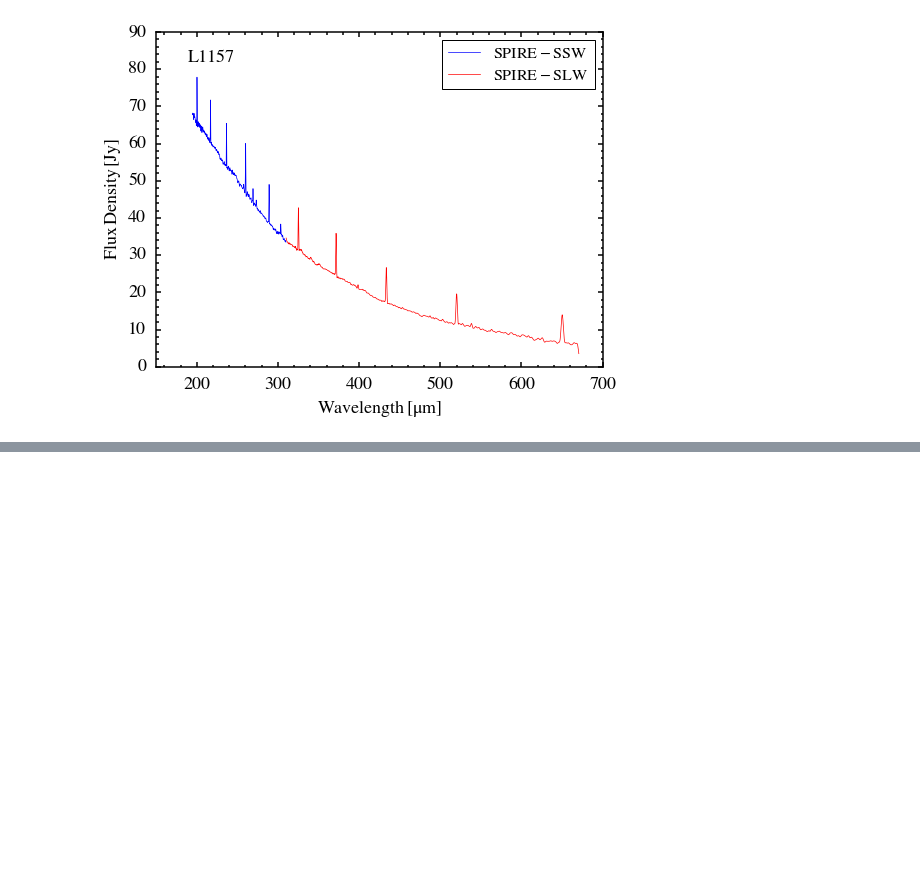
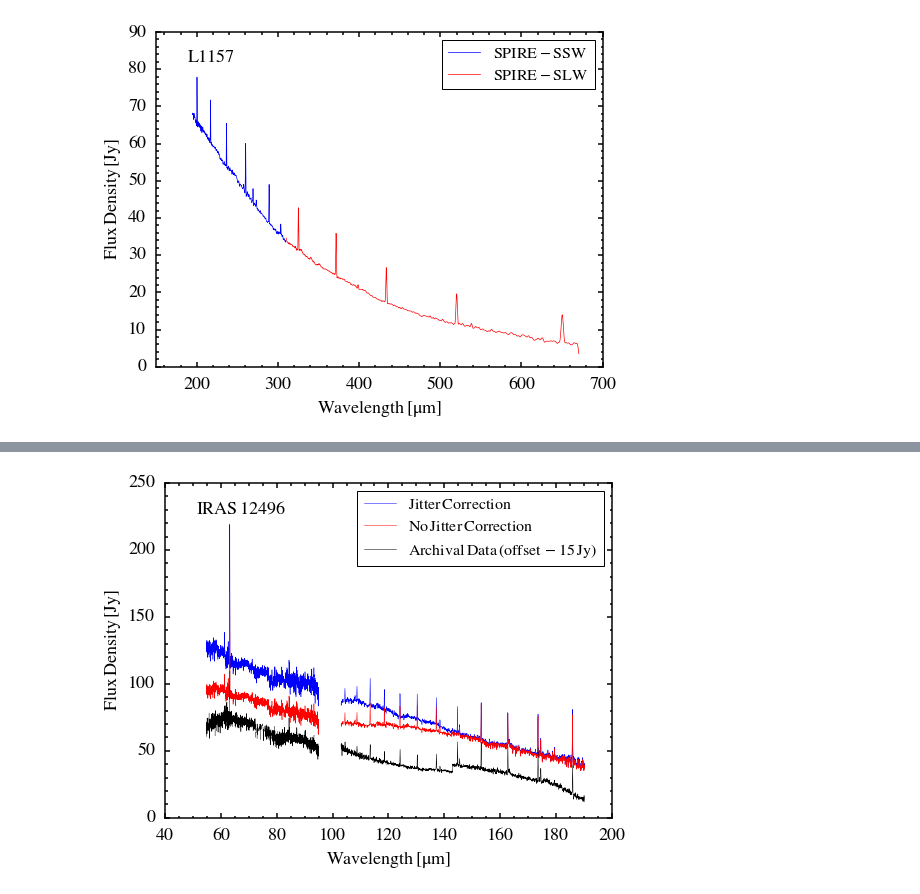
Before and after one commit to yaolun/sa, a Jupyter notebook: Untitled.ipynb, the cells around one changed output, grey strips where cells are left out. Cells and saved outputs as stored; diff of their text form; code cells hidden in the pictures; blank space fills up the shorter version.

```diff
--- a/Untitled.ipynb
+++ b/Untitled.ipynb
@@ -61,0 +95,32 @@ fig.savefig('/Users/yaolun/test/L1157/L1157_spire_corrected.pdf', format='pdf',
+# %%
+import numpy as np
+import matplotlib.pyplot as plt
+
+wl_jitter, flux_jitter = np.genfromtxt('/Users/yaolun/test/IRAS12496/IRAS12496_centralSpaxel_PointSourceCorrected_CorrectedYES_trim.txt', skip_header=1).T
+wl_nojitter, flux_nojitter = np.genfromtxt('/Users/yaolun/test/IRAS12496/nojitter/IRAS12496_centralSpaxel_PointSourceCorrected_CorrectedYES_trim.txt', skip_header=1).T
+wl_arch, flux_arch = np.genfromtxt('/Users/yaolun/test/IRAS12496/herschel_archival/IRAS12496_pacs_summed_3x3.txt', skip_header=1).T
+# %%
+fig = plt.figure(figsize=(8,6))
+ax = fig.add_subplot(111)
+
+jitter, = ax.plot(wl_jitter[wl_jitter<100], flux_jitter[wl_jitter<100], 'b-', linewidth=0.5)
+ax.plot(wl_jitter[wl_jitter>100], flux_jitter[wl_jitter>100], 'b-', linewidth=0.5)
+nojitter, = ax.plot(wl_nojitter[wl_nojitter<100], flux_nojitter[wl_nojitter<100], 'r-', linewidth=0.5)
+ax.plot(wl_nojitter[wl_nojitter>100], flux_nojitter[wl_nojitter>100], 'r-', linewidth=0.5)
+arch, = ax.plot(wl_arch[wl_arch<100], flux_arch[wl_arch<100]-15, '-', color='k', linewidth=0.5)
+ax.plot(wl_arch[wl_arch>100], flux_arch[wl_arch>100]-15, '-', color='k', linewidth=0.5)
+
+ax.legend([jitter, nojitter, arch], \
+          [r'$\rm{Jitter\,Correction}$', r'$\rm{No\,Jitter\,Correction}$', r'$\rm{Archival\,Data\,(offset\,-15\,Jy)}$'],\
+          fontsize=16, numpoints=1, loc='upper right')
+ax.text(0.07,0.91,r'$\rm{IRAS\,12496}$',fontsize=18,transform=ax.transAxes)
+ax.set_xlabel(r'$\rm{Wavelength\,[\mu m]}$', fontsize=18)
+ax.set_ylabel(r'$\rm{Flux\,Density\,[Jy]}$', fontsize=18)
+[ax.spines[axis].set_linewidth(1.5) for axis in ['top','bottom','left','right']]
+ax.minorticks_on()
+ax.tick_params('both',labelsize=18,width=1.5,which='major',pad=10,length=5)
+ax.tick_params('both',labelsize=18,width=1.5,which='minor',pad=10,length=2.5)
+
+fig.savefig('/Users/yaolun/test/IRAS12496/IRAS12496_jitter_com.pdf', format='pdf', dpi=300, bbox_inches='tight')
+# %% [output]
+[figure, added]
```
Also changed, not shown: parts of 3 cells of this notebook, 2 other files.
